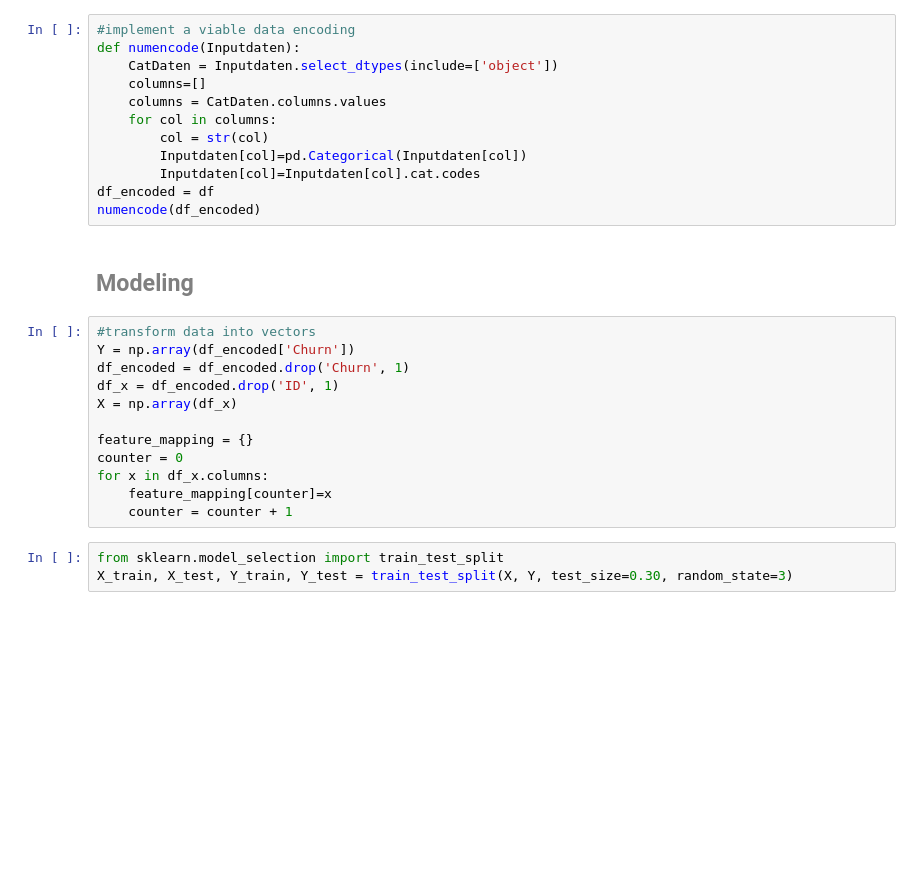
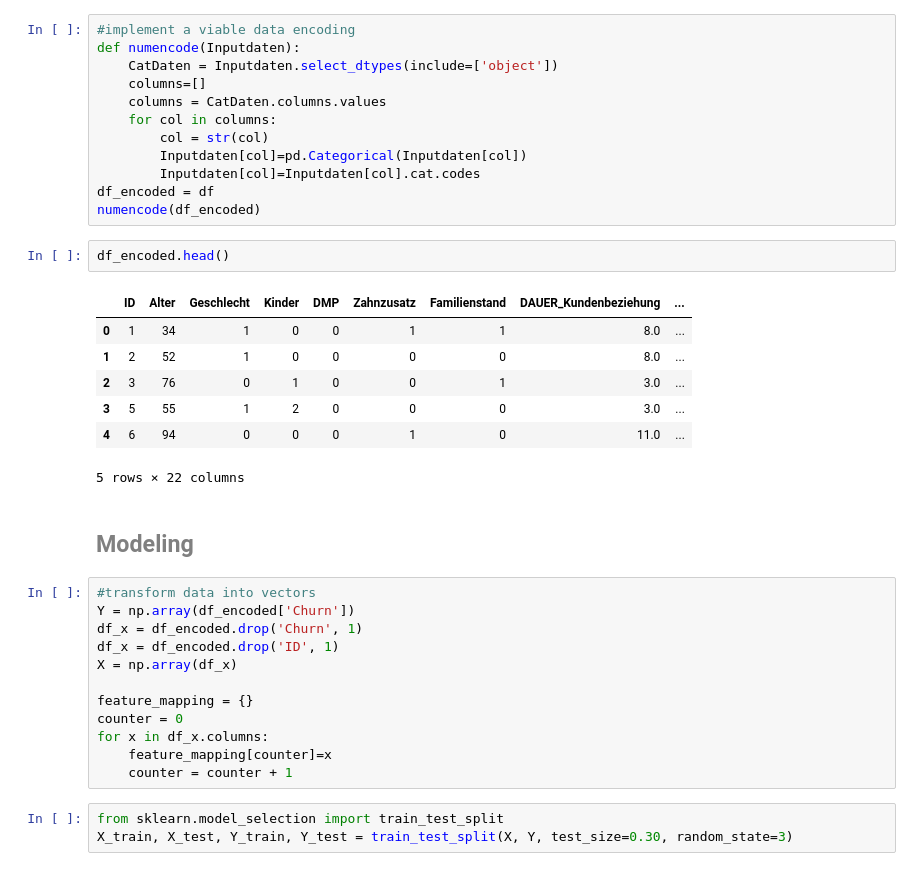
Before and after one commit to ARichthammer/gkv-3.5, a Jupyter notebook: assets/notebook/GKV_Analytics_Notebook_1fwZRpiP0.ipynb, the cells around one changed output. Drawn from its saved outputs; the diff is of its cells as text; blank space fills up the shorter version.

```diff
--- a/assets/notebook/GKV_Analytics_Notebook_1fwZRpiP0.ipynb
+++ b/assets/notebook/GKV_Analytics_Notebook_1fwZRpiP0.ipynb
@@ -126,12 +126,22 @@ def numencode(Inputdaten):
         Inputdaten[col]=Inputdaten[col].cat.codes
 df_encoded = df
 numencode(df_encoded)
+# %%
+df_encoded.head()
+# %% [output]
+|  | ID | Alter | Geschlecht | Kinder | DMP | Zahnzusatz | Familienstand | DAUER_Kundenbeziehung | ... |
+| 0 | 1 | 34 | 1 | 0 | 0 | 1 | 1 | 8.0 | ... |
+| 1 | 2 | 52 | 1 | 0 | 0 | 0 | 0 | 8.0 | ... |
+| 2 | 3 | 76 | 0 | 1 | 0 | 0 | 1 | 3.0 | ... |
+| 3 | 5 | 55 | 1 | 2 | 0 | 0 | 0 | 3.0 | ... |
+| 4 | 6 | 94 | 0 | 0 | 0 | 1 | 0 | 11.0 | ... |
+5 rows × 22 columns
 # %% [markdown]
 ## <font color=grey> Modeling </font>
 # %%
 #transform data into vectors
 Y = np.array(df_encoded['Churn'])
-df_encoded = df_encoded.drop('Churn', 1)
+df_x = df_encoded.drop('Churn', 1)
 df_x = df_encoded.drop('ID', 1)
 X = np.array(df_x)
 
```
Also changed, not shown: parts of 6 cells of this notebook.
